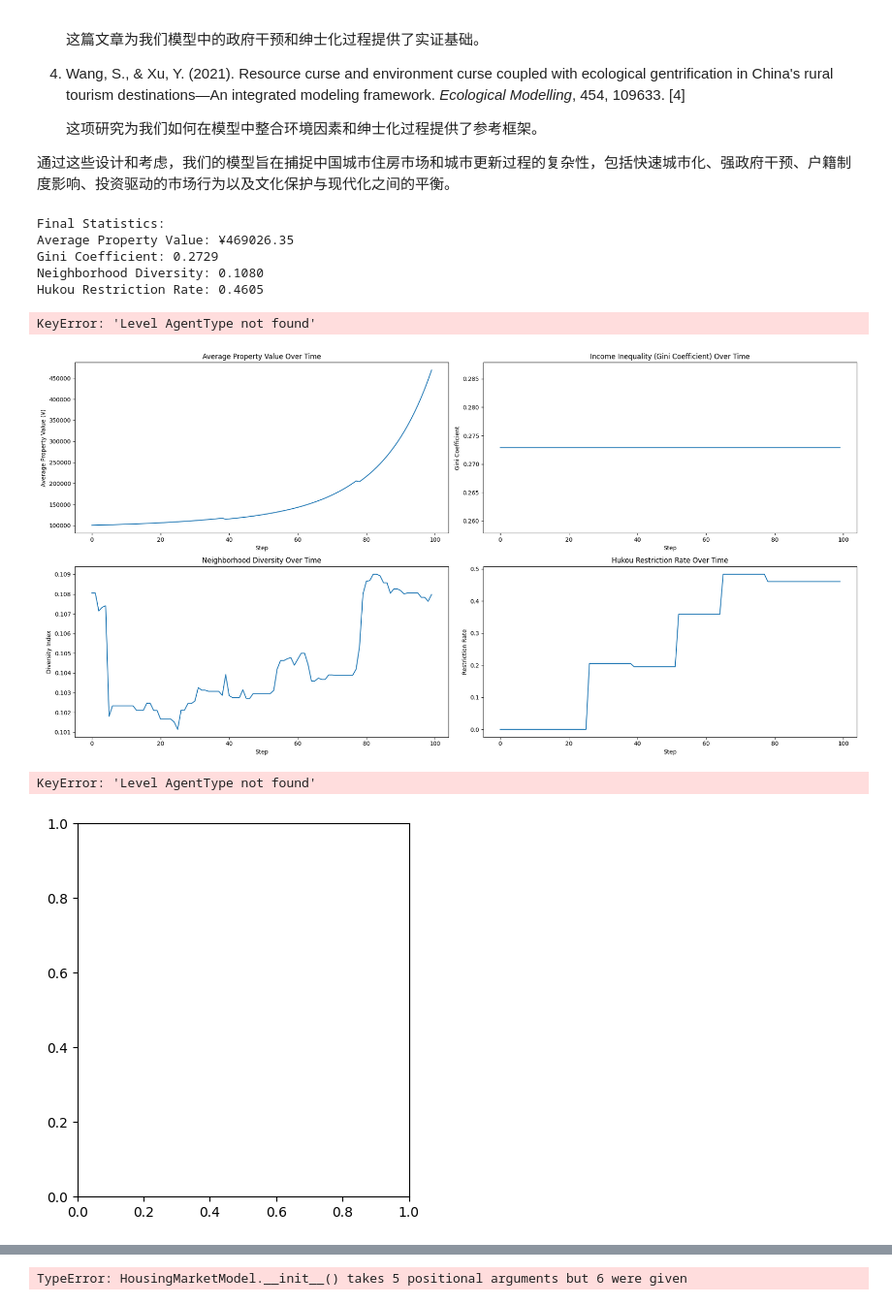
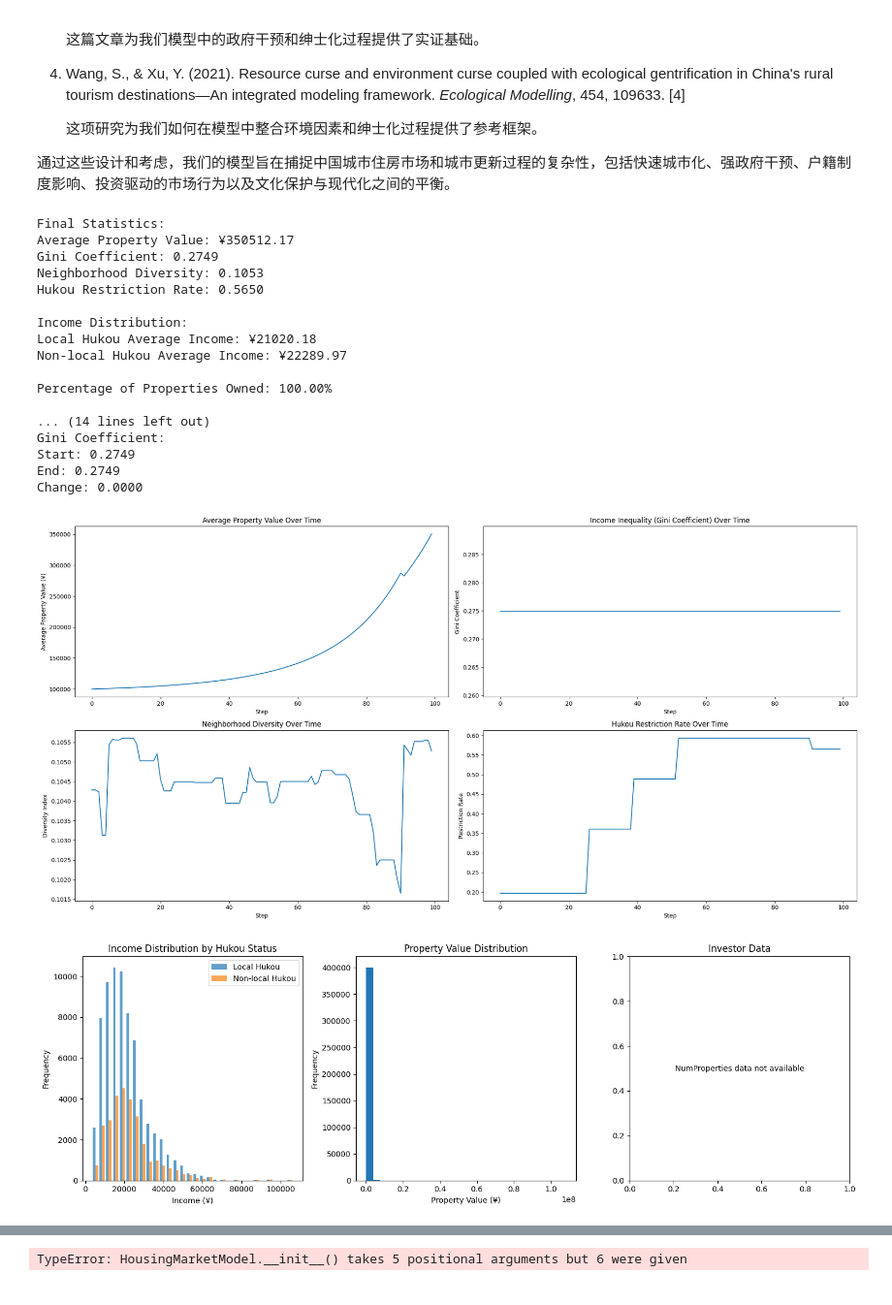
Before and after one commit to PrescottClub/AI-Enhanced-Housing-Market-Agent-Based-Model, a Jupyter notebook: chinese_version.ipynb, the cells around one changed output, grey strips where cells are left out. Shown: that part at 97% size. Drawn from its saved outputs; the diff is of its cells as text; code cells hidden in the pictures.

```diff
--- a/chinese_version.ipynb
+++ b/chinese_version.ipynb
@@ -319,7 +319,10 @@ class HousingMarketModel(Model):
             agent_reporters={
                 "Income": lambda a: a.income if isinstance(a, Resident) else None,
                 "Property Value": lambda a: a.value if isinstance(a, Property) else None,
-                "Hukou Status": lambda a: a.hukou_status if isinstance(a, Resident) else None
+                "Hukou Status": lambda a: a.hukou_status if isinstance(a, Resident) else None,
+                "Satisfaction": lambda a: a.satisfaction if isinstance(a, Resident) else None,
+                "Capital": lambda a: a.capital if isinstance(a, Investor) else None,
+                "Type": lambda a: type(a).__name__
             }
         )
 
@@ -421,8 +424,8 @@ print(f"Neighborhood Diversity: {model_data['Neighborhood Diversity'].iloc[-1]:.
 print(f"Hukou Restriction Rate: {model_data['Hukou Restriction Rate'].iloc[-1]:.4f}")
 
 # Additional analysis
-resident_data = agent_data.xs('Resident', level="AgentType")
-property_data = agent_data.xs('Property', level="AgentType")
+resident_data = agent_data[agent_data['Type'] == 'Resident']
+property_data = agent_data[agent_data['Type'] == 'Property']
 
 # Analyze income distribution by hukou status
 local_income = resident_data[resident_data['Hukou Status'] == '本地']['Income']
@@ -445,12 +448,12 @@ resident_satisfaction = resident_data['Satisfaction'].mean()
 print(f"\nAverage Resident Satisfaction: {resident_satisfaction:.4f}")
 
 # Analyze investor performance
-investor_data = agent_data.xs('Investor', level="AgentType")
+investor_data = agent_data[agent_data['Type'] == 'Investor']
 avg_investor_capital = investor_data['Capital'].mean()
 print(f"\nAverage Investor Capital: ¥{avg_investor_capital:.2f}")
 
 # Analyze business dynamics
-business_count = len(agent_data.xs('Business', level="AgentType"))
+business_count = len(agent_data[agent_data['Type'] == 'Business'])
 print(f"\nNumber of Businesses at the End of Simulation: {business_count}")
 
 # Time series analysis
@@ -466,11 +469,22 @@ print(f"End: {model_data['Gini Coefficient'].iloc[-1]:.4f}")
 print(f"Change: {(model_data['Gini Coefficient'].iloc[-1] - model_data['Gini Coefficient'].iloc[0]):.4f}")
 # %% [output]
 Final Statistics:
-Average Property Value: ¥469026.35
-Gini Coefficient: 0.2729
-Neighborhood Diversity: 0.1080
-Hukou Restriction Rate: 0.4605
+Average Property Value: ¥350512.17
+Gini Coefficient: 0.2749
+Neighborhood Diversity: 0.1053
+Hukou Restriction Rate: 0.5650
+
+Income Distribution:
+Local Hukou Average Income: ¥21020.18
+Non-local Hukou Average Income: ¥22289.97
+
+Percentage of Properties Owned: 100.00%
+
+... (14 lines left out)
+Gini Coefficient:
+Start: 0.2749
+End: 0.2749
+Change: 0.0000
-KeyError: 'Level AgentType not found'
 # %%
 import matplotlib.pyplot as plt
 
@@ -497,46 +511,49 @@ plt.ylabel("Diversity Index")
 
 plt.subplot(224)
 plt.plot(model_data["Hukou Restriction Rate"])
 plt.title("Hukou Restriction Rate Over Time")
 plt.xlabel("Step")
 plt.ylabel("Restriction Rate")
 
 plt.tight_layout()
 plt.show()
 
 # Additional plots
 plt.figure(figsize=(15, 5))
 
 plt.subplot(131)
-resident_data = agent_data.xs('Resident', level="AgentType")
-plt.hist([resident_data[resident_data['Hukou Status'] == '本地']['Income'],
-          resident_data[resident_data['Hukou Status'] == '非本地']['Income']],
-         label=['Local Hukou', 'Non-local Hukou'], bins=30, alpha=0.7)
+resident_data = agent_data[agent_data['Type'] == 'Resident']
+local_income = resident_data[resident_data['Hukou Status'] == '本地']['Income']
+non_local_income = resident_data[resident_data['Hukou Status'] == '非本地']['Income']
+plt.hist([local_income, non_local_income], label=['Local Hukou', 'Non-local Hukou'], bins=30, alpha=0.7)
 plt.title('Income Distribution by Hukou Status')
 plt.xlabel('Income (¥)')
 plt.ylabel('Frequency')
 plt.legend()
 
 plt.subplot(132)
-property_data = agent_data.xs('Property', level="AgentType")
+property_data = agent_data[agent_data['Type'] == 'Property']
 plt.hist(property_data['Property Value'].dropna(), bins=30)
 plt.title('Property Value Distribution')
 plt.xlabel('Property Value (¥)')
 plt.ylabel('Frequency')
 
 plt.subplot(133)
-investor_data = agent_data.xs('Investor', level="AgentType")
-plt.scatter(investor_data['Capital'], investor_data['NumProperties'])
-plt.title('Investor Capital vs Number of Properties')
-plt.xlabel('Capital (¥)')
-plt.ylabel('Number of Properties')
+investor_data = agent_data[agent_data['Type'] == 'Investor']
+if 'NumProperties' in investor_data.columns:
+    plt.scatter(investor_data['Capital'], investor_data['NumProperties'])
+    plt.title('Investor Capital vs Number of Properties')
+    plt.xlabel('Capital (¥)')
+    plt.ylabel('Number of Properties')
+else:
+    plt.text(0.5, 0.5, 'NumProperties data not available', ha='center', va='center')
+    plt.title('Investor Data')
 
 plt.tight_layout()
 plt.show()
 # %% [output]
-[figure, old version]
+[figure, new version]
-KeyError: 'Level AgentType not found'
-[figure, old version]
+[figure, new version]
 # %%
 import matplotlib.pyplot as plt
 import numpy as np
```
Also changed, not shown: parts of 1 cell of this notebook.
